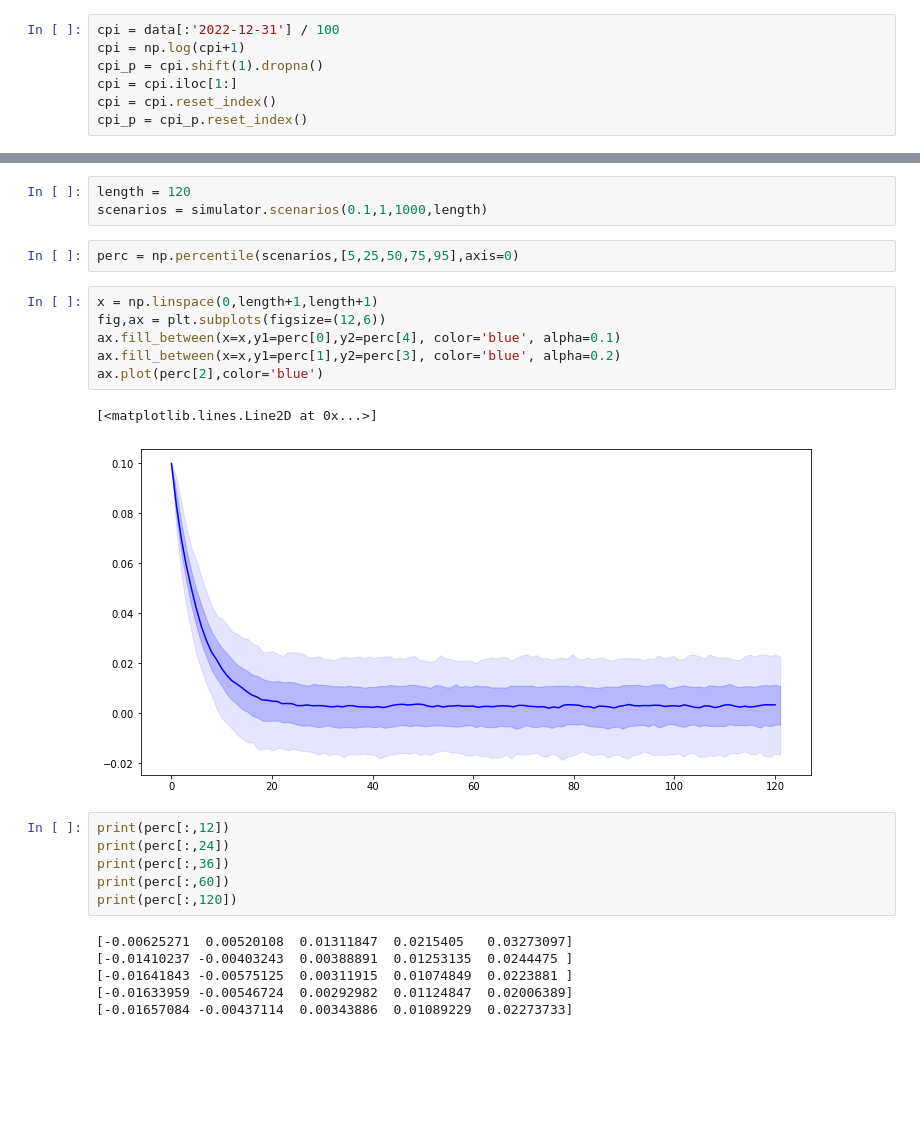
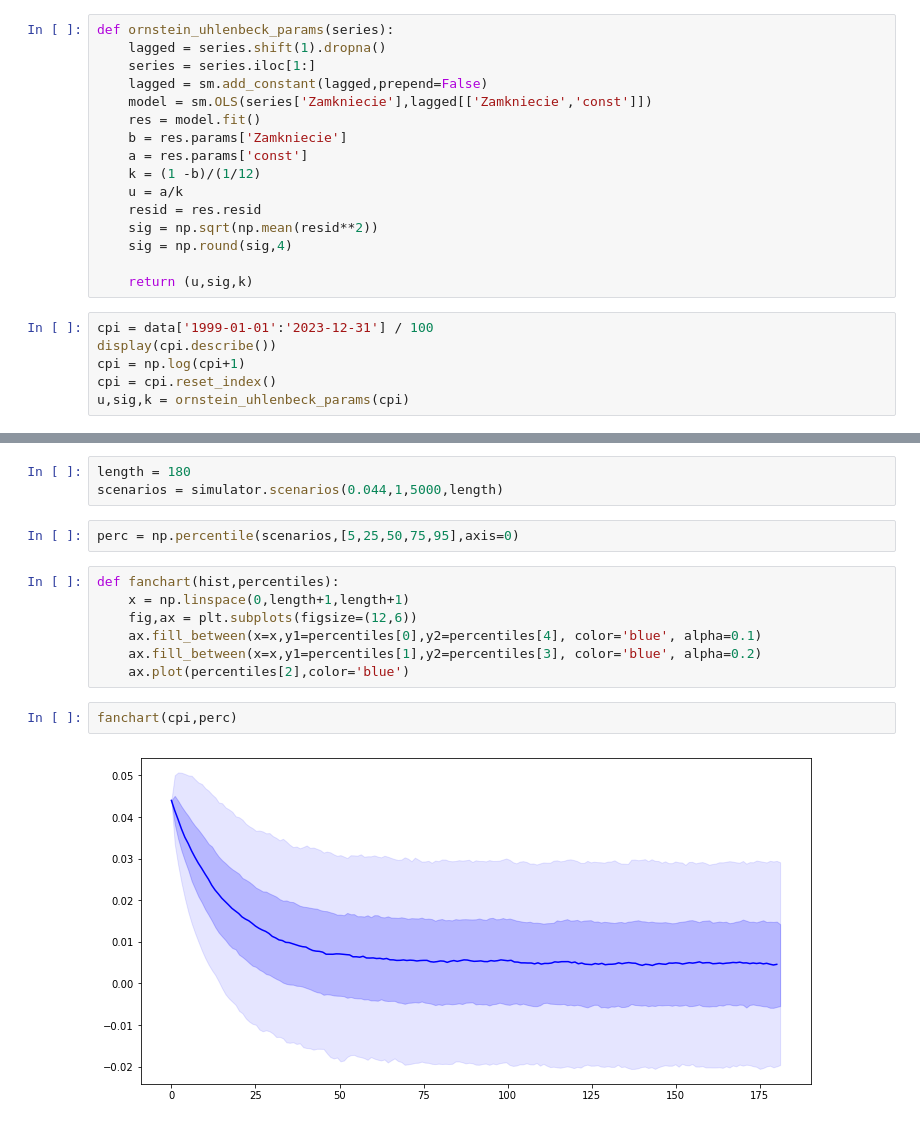
Before and after one commit to msz13/Goal-Based-Investing, a Jupyter notebook: esg/infation.ipynb, the cells around one changed output, grey strips where cells are left out. Cells and saved outputs as stored; diff of their text form; blank space fills up the shorter version.

```diff
--- a/esg/infation.ipynb
+++ b/esg/infation.ipynb
@@ -10,7 +11,22 @@ data = loadStooqData('cpiypl.m','1993-01-01')
+# %%
+def ornstein_uhlenbeck_params(series):
+    lagged = series.shift(1).dropna()
+    series = series.iloc[1:]
+    lagged = sm.add_constant(lagged,prepend=False)
+    model = sm.OLS(series['Zamkniecie'],lagged[['Zamkniecie','const']])
+    res = model.fit()
+    b = res.params['Zamkniecie']
+    a = res.params['const']
+    k = (1 -b)/(1/12)
+    u = a/k
+    resid = res.resid
+    sig = np.sqrt(np.mean(resid**2))
+    sig = np.round(sig,4)
+
+    return (u,sig,k)
 # %%
-cpi = data[:'2022-12-31'] / 100
+cpi = data['1999-01-01':'2023-12-31'] / 100
+display(cpi.describe())
 cpi = np.log(cpi+1)
-cpi_p = cpi.shift(1).dropna()
-cpi = cpi.iloc[1:]
 cpi = cpi.reset_index()
-cpi_p = cpi_p.reset_index()
+u,sig,k = ornstein_uhlenbeck_params(cpi)
@@ -73,28 +53,18 @@ sig
 # %%
 simulator = pyesg.OrnsteinUhlenbeckProcess(mu=u,sigma=sig,theta=k)
 # %%
-length = 120
-scenarios = simulator.scenarios(0.1,1,1000,length)
+length = 180
+scenarios = simulator.scenarios(0.044,1,5000,length)
 # %%
 perc = np.percentile(scenarios,[5,25,50,75,95],axis=0)
 # %%
-x = np.linspace(0,length+1,length+1)
-fig,ax = plt.subplots(figsize=(12,6))
-ax.fill_between(x=x,y1=perc[0],y2=perc[4], color='blue', alpha=0.1)
-ax.fill_between(x=x,y1=perc[1],y2=perc[3], color='blue', alpha=0.2)
-ax.plot(perc[2],color='blue')
+def fanchart(hist,percentiles):
+    x = np.linspace(0,length+1,length+1)
+    fig,ax = plt.subplots(figsize=(12,6))
+    ax.fill_between(x=x,y1=percentiles[0],y2=percentiles[4], color='blue', alpha=0.1)
+    ax.fill_between(x=x,y1=percentiles[1],y2=percentiles[3], color='blue', alpha=0.2)
+    ax.plot(percentiles[2],color='blue')
-# %% [output]
-[<matplotlib.lines.Line2D at 0x...>]
-[figure, removed]
-# %%
-print(perc[:,12])
-print(perc[:,24])
-print(perc[:,36])
-print(perc[:,60])
-print(perc[:,120])
-# %% [output]
-[-0.00625271  0.00520108  0.01311847  0.0215405   0.03273097]
-[-0.01410237 -0.00403243  0.00388891  0.01253135  0.0244475 ]
-[-0.01641843 -0.00575125  0.00311915  0.01074849  0.0223881 ]
-[-0.01633959 -0.00546724  0.00292982  0.01124847  0.02006389]
-[-0.01657084 -0.00437114  0.00343886  0.01089229  0.02273733]
+# %%
+fanchart(cpi,perc)
+# %% [output]
+[figure, added]
```
Also changed, not shown: parts of 11 cells of this notebook, 2 other files.
